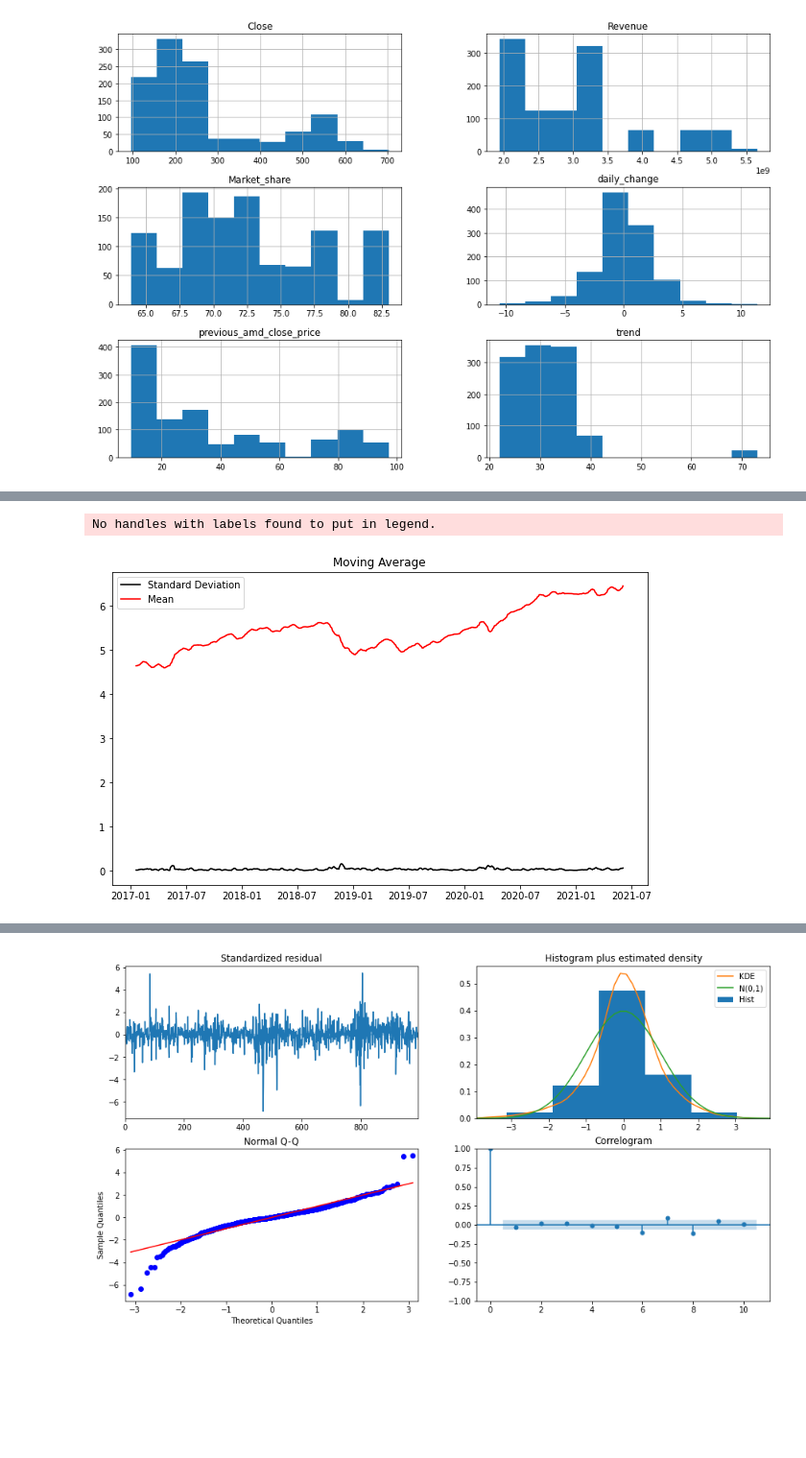
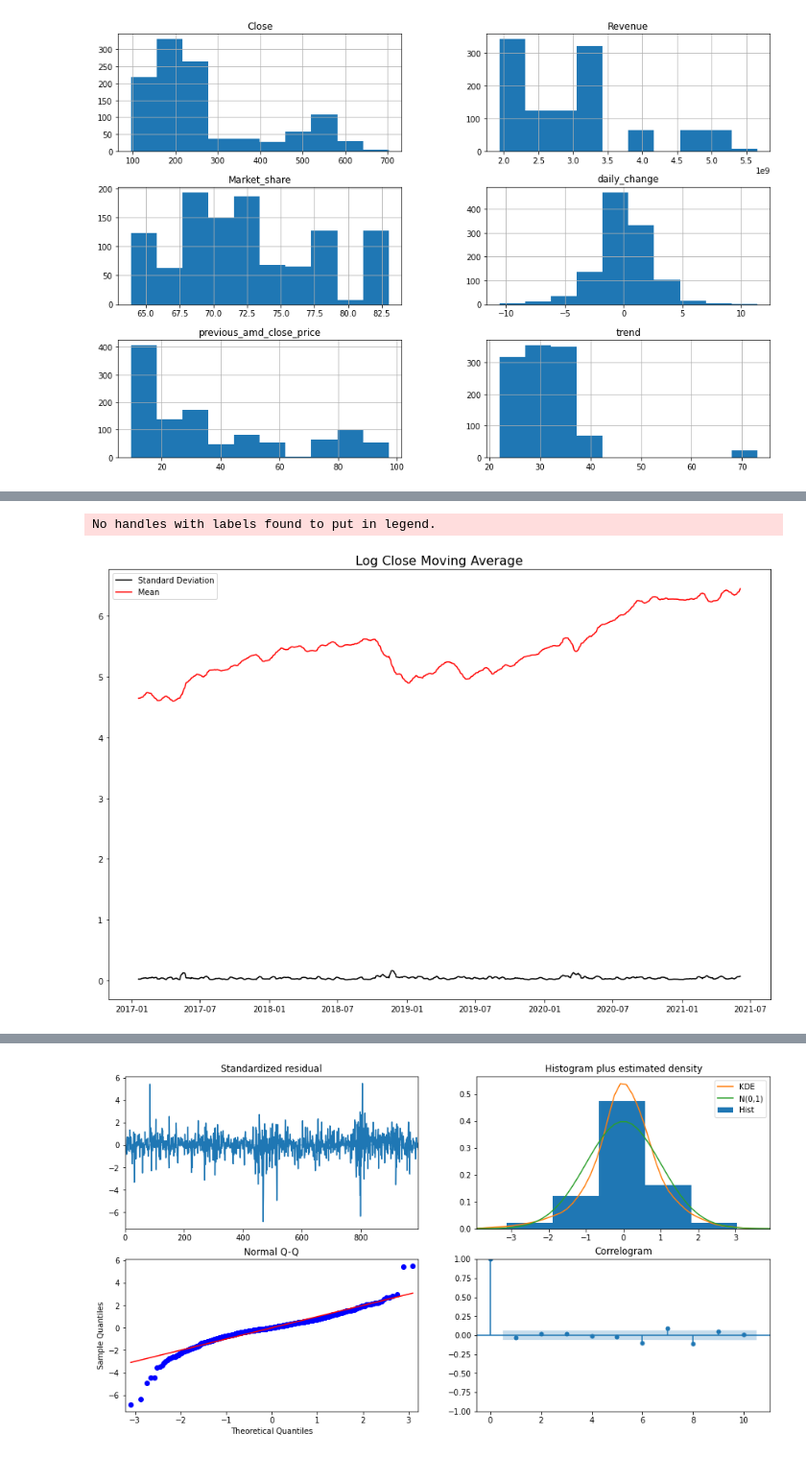
Before and after one commit to jayce7376/Nvidia_Stock_Prediction, a Jupyter notebook: notebook.ipynb, the cells around one changed output, grey strips where cells are left out. Shown at 96% size. Saved outputs shown, nothing was run; the diff lists cells and outputs as text; code cells hidden in the pictures; blank space fills up the shorter version.

```diff
--- a/notebook.ipynb
+++ b/notebook.ipynb
@@ -249,16 +218,18 @@ fig.set_size_inches(16, 9)
 # %%
 rcParams['figure.figsize'] = 10, 6
 nvidia_stock_log = np.log(nvidia.Close)
 moving_avg = nvidia_stock_log.rolling(12).mean()
 std_dev = nvidia_stock_log.rolling(12).std()
+plt.figure(figsize=(15,10))
 plt.legend(loc='best')
-plt.title('Moving Average')
+plt.title('Log Close Moving Average', fontsize=16)
 plt.plot(std_dev, color ="black", label = "Standard Deviation")
 plt.plot(moving_avg, color="red", label = "Mean")
 plt.legend()
+plt.savefig('./images/log_close_moving_average.png')
 plt.show()
 # %% [output]
 No handles with labels found to put in legend.
-[figure, old version]
+[figure, new version]
 # %%
 train_data, test_data = nvidia_stock_log[3:int(len(nvidia_stock_log)*0.90)], nvidia_stock_log[int(len(nvidia_stock_log)*0.90):]
```
Also changed, not shown: parts of 47 cells of this notebook, 8 other files.
